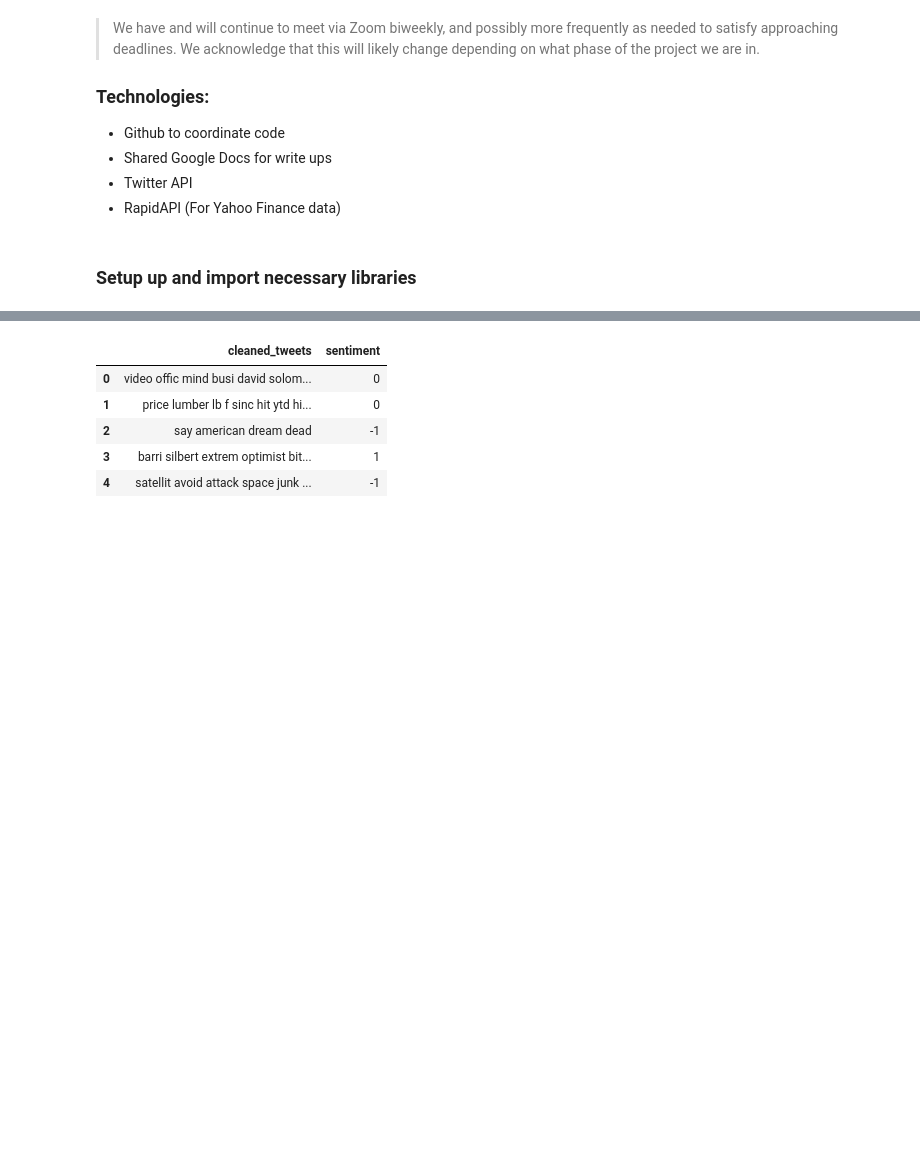
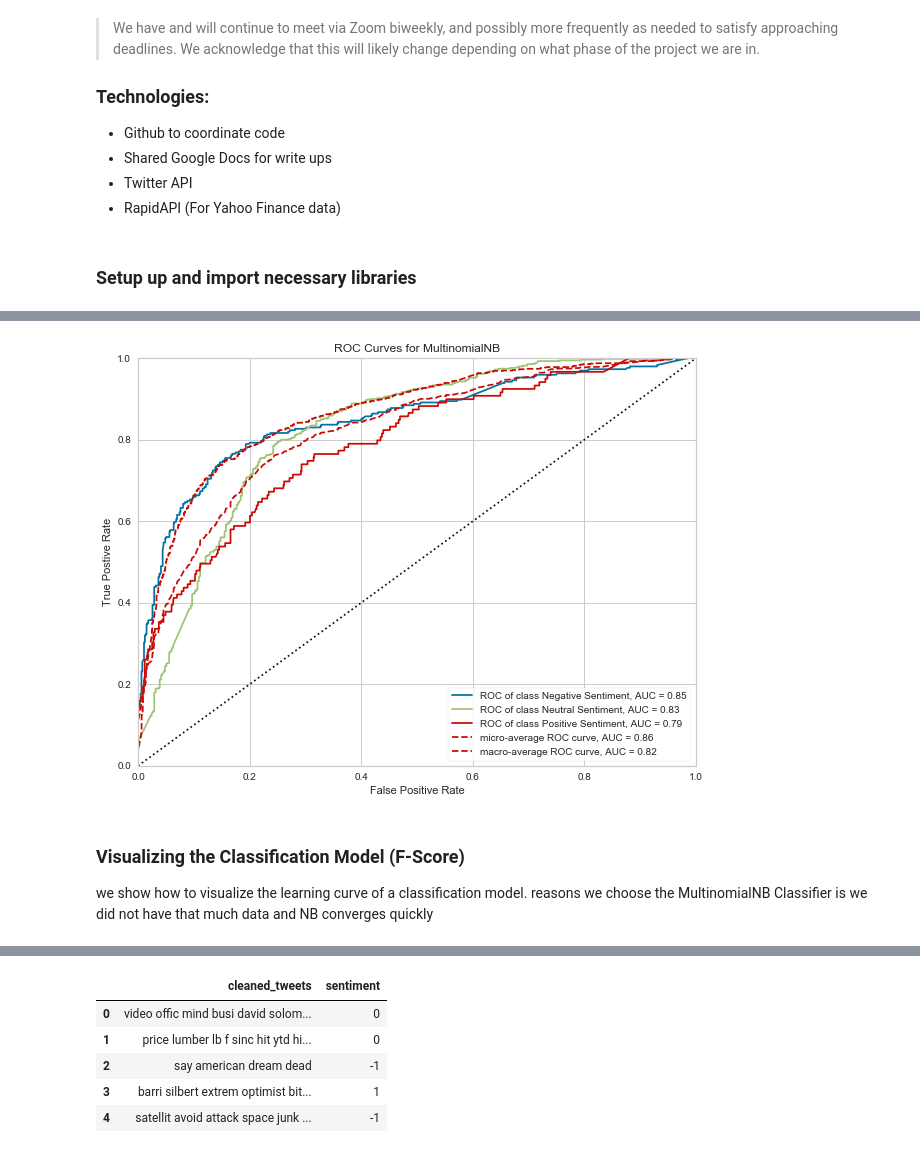
Before and after one commit to danellsworth/danellsworth.github.io, a Jupyter notebook: FinancialAnalysis.ipynb, the cells around one changed output, grey strips where cells are left out. Saved outputs shown, nothing was run; the diff lists cells and outputs as text; code cells hidden in the pictures; blank space fills up the shorter version.

```diff
--- a/FinancialAnalysis.ipynb
+++ b/FinancialAnalysis.ipynb
@@ -35,0 +285,34 @@ import quandl
+# %%
+def ROC_Curve(Processed_Tweet_Training):
+    # create dummy variables - i.e. tokenize words and label 1 or 0
+    mlb = MultiLabelBinarizer()
+    X = pd.DataFrame(mlb.fit_transform([x.split(' ') for x in Processed_Tweet_Training['tweet']]),columns=mlb.classes_)
+
+    # transform sentiment into labels matching tokenized word DF
+    y = LabelEncoder().fit_transform(Processed_Tweet_Training['sentiment'])
+
+    # Create the train and test data
+    X_train, X_test, y_train, y_test = train_test_split(X, y)
+
+    # create figure and axes
+    fig, ax = plt.subplots(figsize=(10,7.5))
+
+    # Instaniate the classification model and visualizer
+    model = MultinomialNB()
+    visualizer = ROCAUC(model, classes=["Negative Sentiment", "Neutral Sentiment", "Positive Sentiment"], ax = ax)
+
+
+    visualizer.fit(X_train, y_train)        # Fit the training data to the visualizer
+    visualizer.score(X_test, y_test)        # Evaluate the model on the test data
+    visualizer.show();               # Finalize and render the figure
+# %%
+# Call Receiver Operating Characteristic Function
+ROC_Curve(Processed_Tweet_Training)
+# %% [output]
+[figure, added]
+# %% [markdown]
+<a id='AaplClassVis'></a>
+### Visualizing the Classification Model (F-Score)
+
+we show how to visualize the learning curve of a classification model.
+reasons we choose the MultinomialNB Classifier is we did not have that much data and NB converges quickly
```
Also changed, not shown: parts of 66 cells of this notebook, 7 other files.
